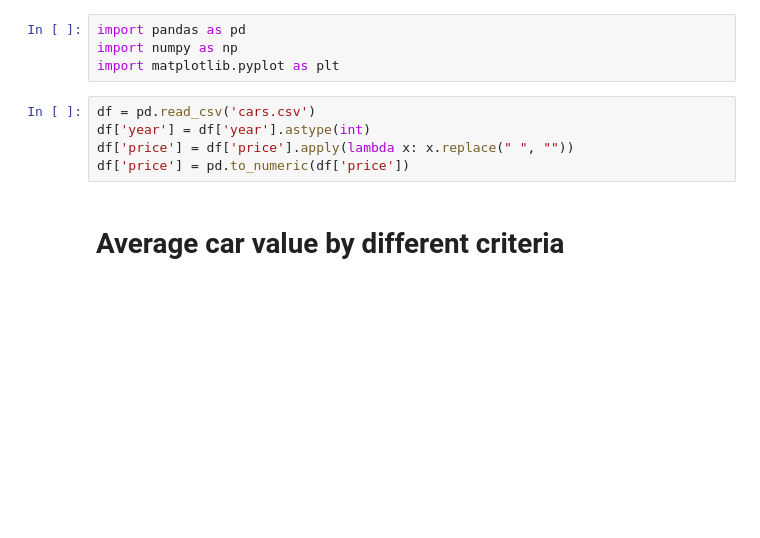
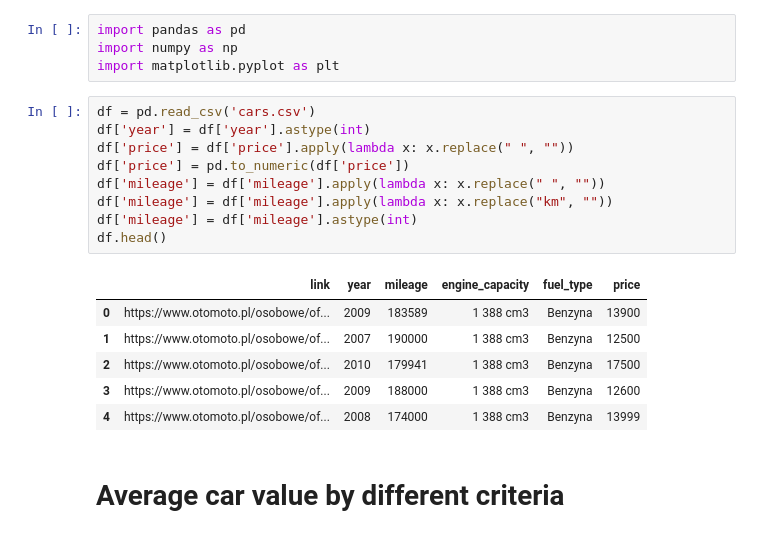
Before and after one commit to PiotrKac5/Otomoto-data-scraping, a Jupyter notebook: graphing.py.ipynb, the cells around one changed output. Cells and saved outputs as stored; diff of their text form; blank space fills up the shorter version.

```diff
--- a/graphing.py.ipynb
+++ b/graphing.py.ipynb
@@ -5,8 +5,19 @@ import matplotlib.pyplot as plt
 # %%
 df = pd.read_csv('cars.csv')
 df['year'] = df['year'].astype(int)
 df['price'] = df['price'].apply(lambda x: x.replace(" ", ""))
 df['price'] = pd.to_numeric(df['price'])
+df['mileage'] = df['mileage'].apply(lambda x: x.replace(" ", ""))
+df['mileage'] = df['mileage'].apply(lambda x: x.replace("km", ""))
+df['mileage'] = df['mileage'].astype(int)
+df.head()
+# %% [output]
+|  | link | year | mileage | engine_capacity | fuel_type | price |
+| 0 | https://www.otomoto.pl/osobowe/of... | 2009 | 183589 | 1 388 cm3 | Benzyna | 13900 |
+| 1 | https://www.otomoto.pl/osobowe/of... | 2007 | 190000 | 1 388 cm3 | Benzyna | 12500 |
+| 2 | https://www.otomoto.pl/osobowe/of... | 2010 | 179941 | 1 388 cm3 | Benzyna | 17500 |
+| 3 | https://www.otomoto.pl/osobowe/of... | 2009 | 188000 | 1 388 cm3 | Benzyna | 12600 |
+| 4 | https://www.otomoto.pl/osobowe/of... | 2008 | 174000 | 1 388 cm3 | Benzyna | 13999 |
 # %% [markdown]
 # Average car value by different criteria
 # %% [markdown]
```
Also changed, not shown: parts of 3 cells of this notebook, 2 other files.
